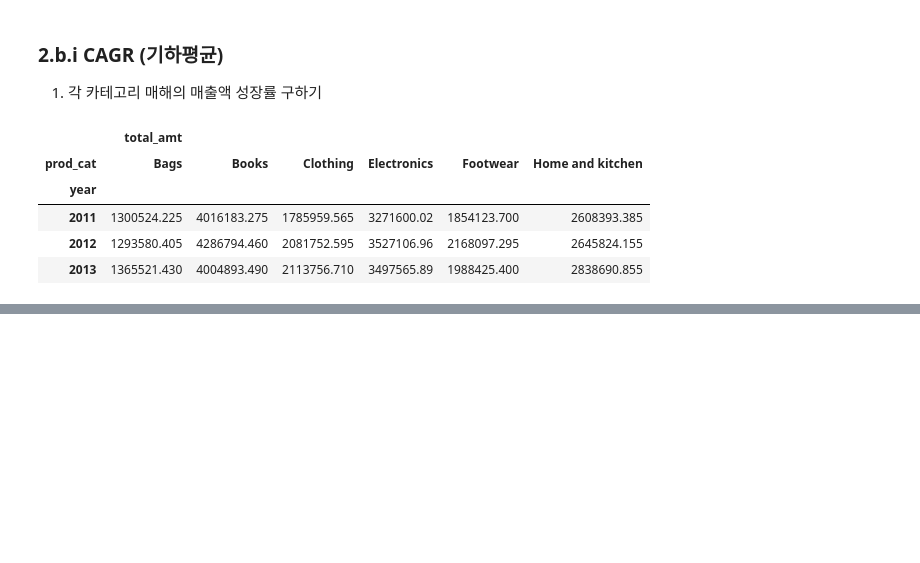
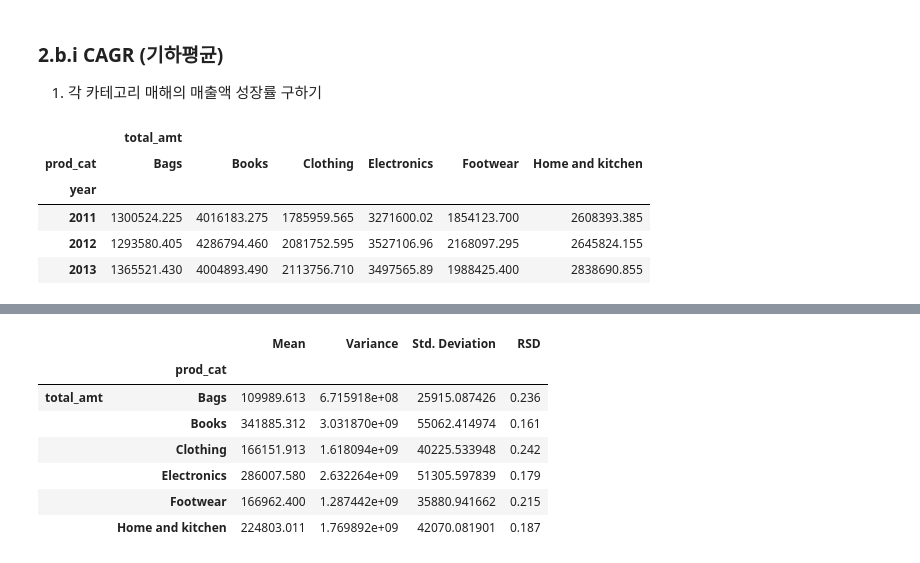
Before and after one commit to sunnyl94/Data-Analysis-Folder, a Jupyter notebook: Retail_Case_Study.ipynb, the cells around one changed output, grey strips where cells are left out. Saved outputs shown, nothing was run; the diff lists cells and outputs as text; code cells hidden in the pictures; blank space fills up the shorter version.

```diff
--- a/Retail_Case_Study.ipynb
+++ b/Retail_Case_Study.ipynb
@@ -555,0 +593,19 @@ dtype: float64
+# %%
+mean_ = round(cagr_table_by_month.mean(), 3)
+var_ = cagr_table_by_month.var()
+std_ = cagr_table_by_month.std()
+rsd_ = round(std_/mean_, 3)
+# %%
+stats_df = pd.concat([mean_, var_, std_, rsd_], axis=1)
+stats_df.columns = ['Mean', 'Variance', 'Std. Deviation', 'RSD']
+
+display(stats_df)
+# %% [output]
+|  |  | Mean | Variance | Std. Deviation | RSD |
+|  | prod_cat |  |  |  |  |
+| total_amt | Bags | 109989.613 | 6.715918e+08 | 25915.087426 | 0.236 |
+|  | Books | 341885.312 | 3.031870e+09 | 55062.414974 | 0.161 |
+|  | Clothing | 166151.913 | 1.618094e+09 | 40225.533948 | 0.242 |
+|  | Electronics | 286007.580 | 2.632264e+09 | 51305.597839 | 0.179 |
+|  | Footwear | 166962.400 | 1.287442e+09 | 35880.941662 | 0.215 |
+|  | Home and kitchen | 224803.011 | 1.769892e+09 | 42070.081901 | 0.187 |
```
Also changed, not shown: parts of 9 cells of this notebook.
